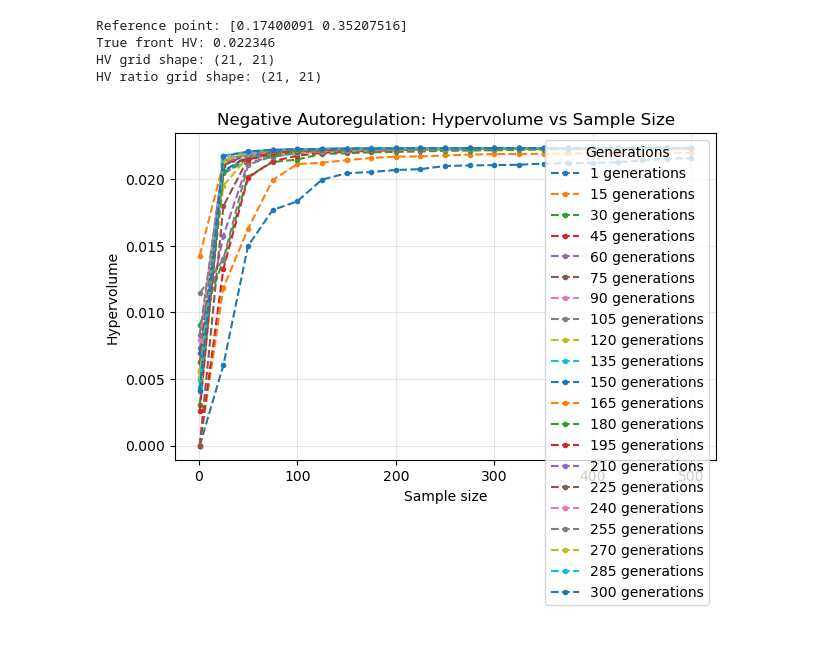
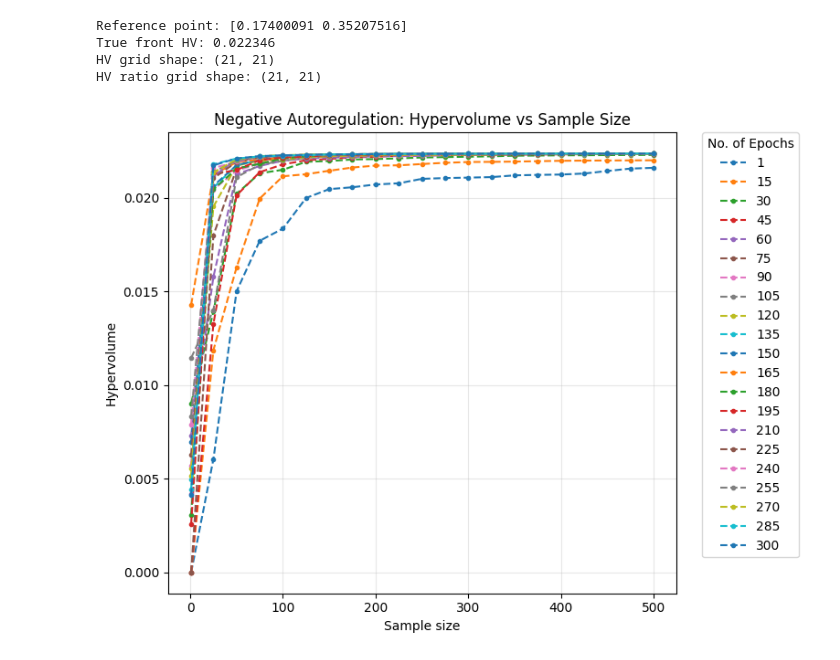
Before and after one commit to DangTranQL/SA, a Jupyter notebook: Gradient Descent for Multi-Objective Optimization/Negative Autoregulation/libmoon_main/Nam_LibmoonEpo.ipynb, the cells around one changed output. Saved outputs shown, nothing was run; the diff lists cells and outputs as text; code cells hidden in the pictures.

```diff
--- a/Gradient Descent for Multi-Objective Optimization/Negative Autoregulation/libmoon_main/Nam_LibmoonEpo.ipynb
+++ b/Gradient Descent for Multi-Objective Optimization/Negative Autoregulation/libmoon_main/Nam_LibmoonEpo.ipynb
@@ -298,15 +324,3 @@ for columnnum, Epochs in enumerate(Epochs_list):
     # Store the full column sequence for this generation
     Storage_EvolvingParetos_Samps[:,columnnum] = pareto_front_sequence
     Storage_EvolvingParams_Samps[:,columnnum]  = pareto_param_sequence
-# %%
-# Compute Generational Distance (GD) grid across population × generation
-GDs = np.full(Storage_EvolvingParetos_Samps.shape, np.nan)  # prefill with NaN
-
-for col, Epochs in enumerate(Epochs_list):
-    for row, Samps in enumerate(Samps_list):
-        pf = Storage_EvolvingParetos_Samps[row, col]  # get Pareto front
-        if pf is None:                             # skip if empty
-            continue
-        pf = np.asarray(pf, dtype=float)           # ensure float 2D array
-        ind = GD(pf)                               # GD indicator instance
-        GDs[row, col] = ind(gridsearchdata)        # evaluate vs reference front
@@ -355,0 +327,12 @@ plt.show()
+# %%
+# Preallocate
+IGDs = np.full(Storage_EvolvingParetos_Samps.shape, np.nan)
+
+# Define indicator once using the reference front
+ind = IGD(gridsearchdata)
+
+# Loop over epochs × sample sizes
+for col, Epochs in enumerate(Epochs_list):
+    for row, Samps in enumerate(Samps_list):
+        pf = np.asarray(Storage_EvolvingParetos_Samps[row, col], dtype=float)
+        IGDs[row, col] = ind(pf)
@@ -391,25 +406,31 @@ HV grid shape: (21, 21)
 HV ratio grid shape: (21, 21)
 # %%
 # --- Plot Hypervolume for each generation column ---
-plt.figure()
+plt.figure(figsize=(10,6))
 
 for col, Epochs in enumerate(Epochs_list):
     plt.plot(
         Samps_list,
         HV_grid[:, col],
         marker='.',
         linestyle='--',
-        label=f'{Epochs} generations'
+        label=f'{Epochs}'
     )
 
 plt.xlabel("Sample size")
 plt.ylabel("Hypervolume")
-# plt.xscale('log')
-# plt.yscale('log')
 plt.title("Negative Autoregulation: Hypervolume vs Sample Size")
-plt.legend(title="Generations", loc='best')
+
+# --- Legend outside the plot ---
+plt.legend(
+    title="No. of Epochs",
+    bbox_to_anchor=(1.05, 1),  # x=1.05 puts legend just outside right edge
+    loc='upper left',
+    borderaxespad=0.
+)
+
 plt.grid(alpha=0.3)
-plt.tight_layout()
+plt.tight_layout(rect=[0, 0, 0.8, 1])  # leave room for legend
 plt.show()
 # %% [output]
-[figure, old version]
+[figure, new version]
```
Also changed, not shown: parts of 7 cells of this notebook.
